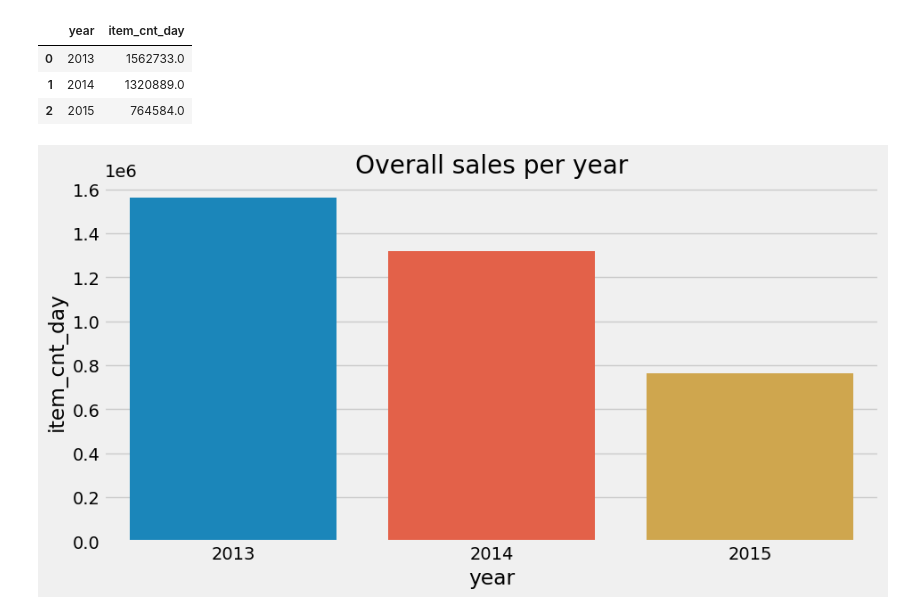
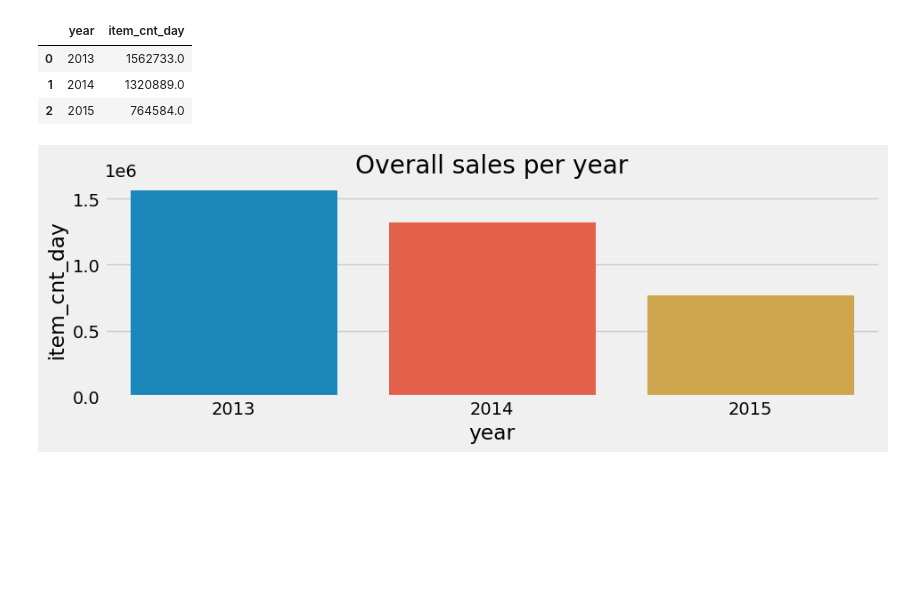
Before and after one commit to surya-parthipan/Predict-Future-Sales---Kaggle, a Jupyter notebook: Time_Series_Forcast.ipynb, the cells around one changed output. Drawn from its saved outputs; the diff is of its cells as text; code cells hidden in the pictures; blank space fills up the shorter version.

Commit message:
chnages in plot

```diff
--- a/Time_Series_Forcast.ipynb
+++ b/Time_Series_Forcast.ipynb
@@ -427,9 +427,9 @@ df_sales_per_year.head()
 | 1 | 2014 | 1320889.0 |
 | 2 | 2015 | 764584.0 |
 # %%
-plt.figure(figsize=(10, 5))
+plt.figure(figsize=(10, 3))
 sns.barplot(x='year', y='item_cnt_day', data=df_sales_per_year)
 plt.title('Overall sales per year')
 plt.show()
 # %% [output]
-[figure, old version]
+[figure, new version]
```
Also changed, not shown: parts of 2 cells of this notebook.
